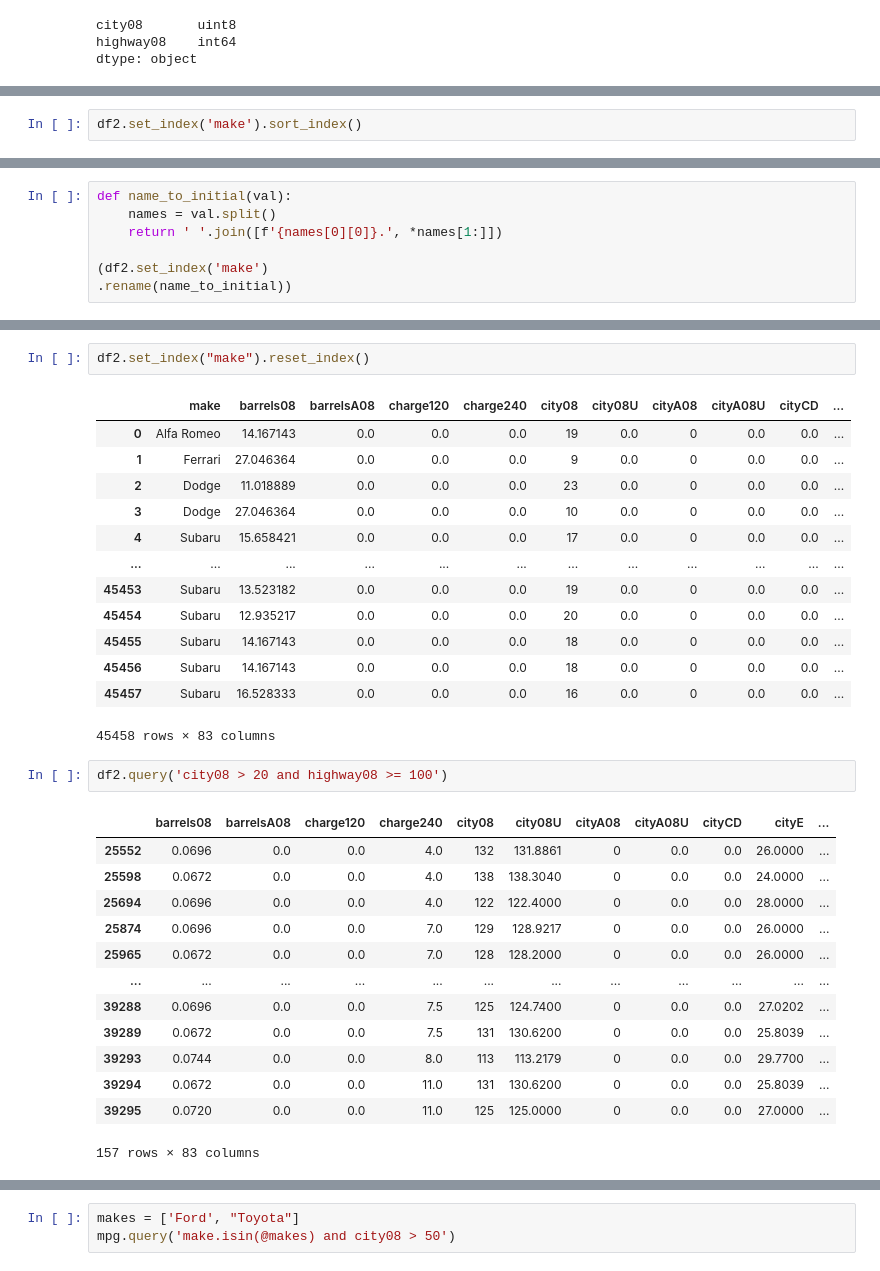
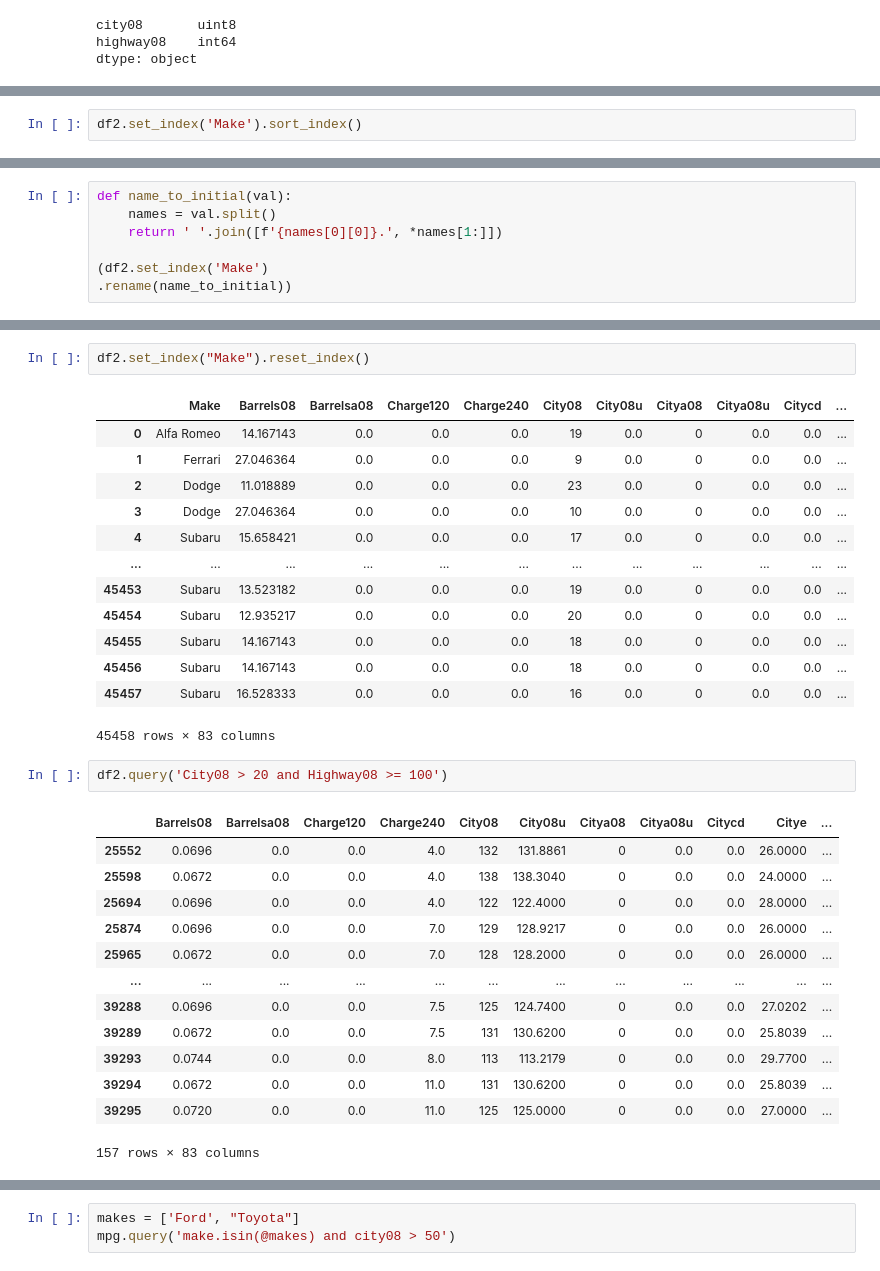
Before and after one commit to Ahmed-ui94/web_programming, a Jupyter notebook: pandas1/pandas.ipynb, the cells around one changed output, grey strips where cells are left out. Drawn from its saved outputs; the diff is of its cells as text.

```diff
--- a/pandas1/pandas.ipynb
+++ b/pandas1/pandas.ipynb
@@ -2442,5 +2446,5 @@ key=lambda name_ser: name_ser.str.split()
 | 34281 | 0.079200 | 0.0 | 0.0 | 3.0 | 112 | 112.0000 | 0 | 0.0 | 0.0 | 30.0 | ... |
 45458 rows × 83 columns
 # %%
-df2.set_index('make').sort_index()
+df2.set_index('Make').sort_index()
 # %% [output]
@@ -2500,6 +2504,6 @@ def name_to_initial(val):
     names = val.split()
     return ' '.join([f'{names[0][0]}.', *names[1:]])
 
-(df2.set_index('make')
+(df2.set_index('Make')
 .rename(name_to_initial))
 # %% [output]
@@ -2518,9 +2522,9 @@ def name_to_initial(val):
 | S. | 16.528333 | 0.0 | 0.0 | 0.0 | 16 | 0.0 | 0 | 0.0 | 0.0 | 0.0 | ... |
 45458 rows × 82 columns
 # %%
-df2.set_index("make").reset_index()
+df2.set_index("Make").reset_index()
 # %% [output]
-|  | make | barrels08 | barrelsA08 | charge120 | charge240 | city08 | city08U | cityA08 | cityA08U | cityCD | ... |
+|  | Make | Barrels08 | Barrelsa08 | Charge120 | Charge240 | City08 | City08u | Citya08 | Citya08u | Citycd | ... |
 | 0 | Alfa Romeo | 14.167143 | 0.0 | 0.0 | 0.0 | 19 | 0.0 | 0 | 0.0 | 0.0 | ... |
 | 1 | Ferrari | 27.046364 | 0.0 | 0.0 | 0.0 | 9 | 0.0 | 0 | 0.0 | 0.0 | ... |
 | 2 | Dodge | 11.018889 | 0.0 | 0.0 | 0.0 | 23 | 0.0 | 0 | 0.0 | 0.0 | ... |
@@ -2534,9 +2538,9 @@ df2.set_index("make").reset_index()
 | 45457 | Subaru | 16.528333 | 0.0 | 0.0 | 0.0 | 16 | 0.0 | 0 | 0.0 | 0.0 | ... |
 45458 rows × 83 columns
 # %%
-df2.query('city08 > 20 and highway08 >= 100')
+df2.query('City08 > 20 and Highway08 >= 100')
 # %% [output]
-|  | barrels08 | barrelsA08 | charge120 | charge240 | city08 | city08U | cityA08 | cityA08U | cityCD | cityE | ... |
+|  | Barrels08 | Barrelsa08 | Charge120 | Charge240 | City08 | City08u | Citya08 | Citya08u | Citycd | Citye | ... |
 | 25552 | 0.0696 | 0.0 | 0.0 | 4.0 | 132 | 131.8861 | 0 | 0.0 | 0.0 | 26.0000 | ... |
 | 25598 | 0.0672 | 0.0 | 0.0 | 4.0 | 138 | 138.3040 | 0 | 0.0 | 0.0 | 24.0000 | ... |
 | 25694 | 0.0696 | 0.0 | 0.0 | 4.0 | 122 | 122.4000 | 0 | 0.0 | 0.0 | 28.0000 | ... |
```
Also changed, not shown: parts of 45 cells of this notebook, 3 other files.
